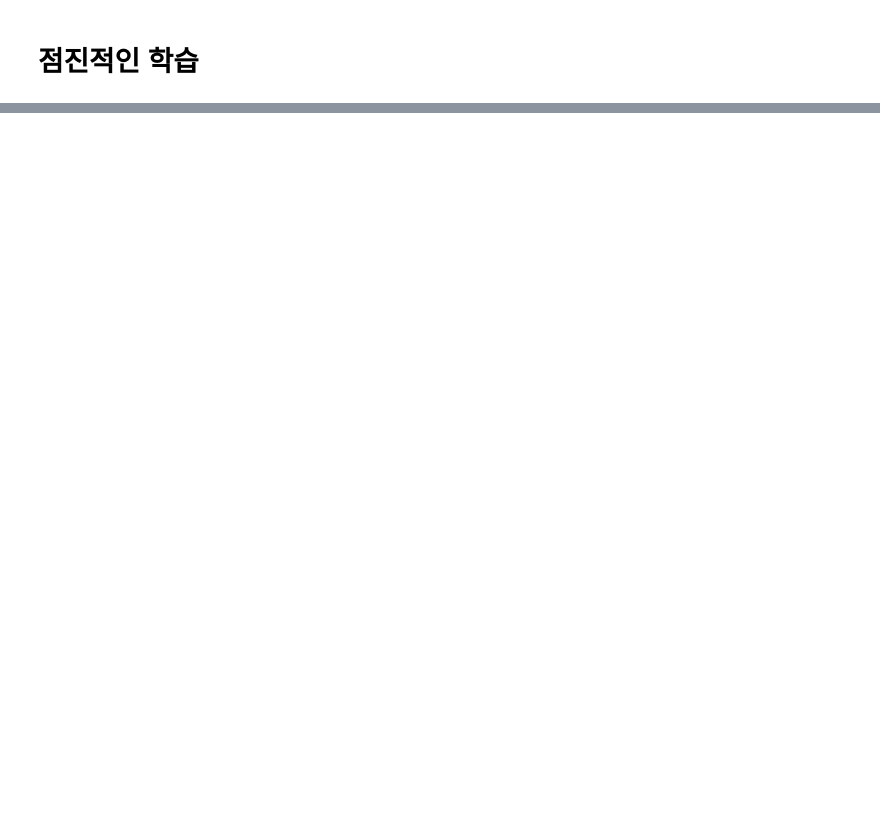
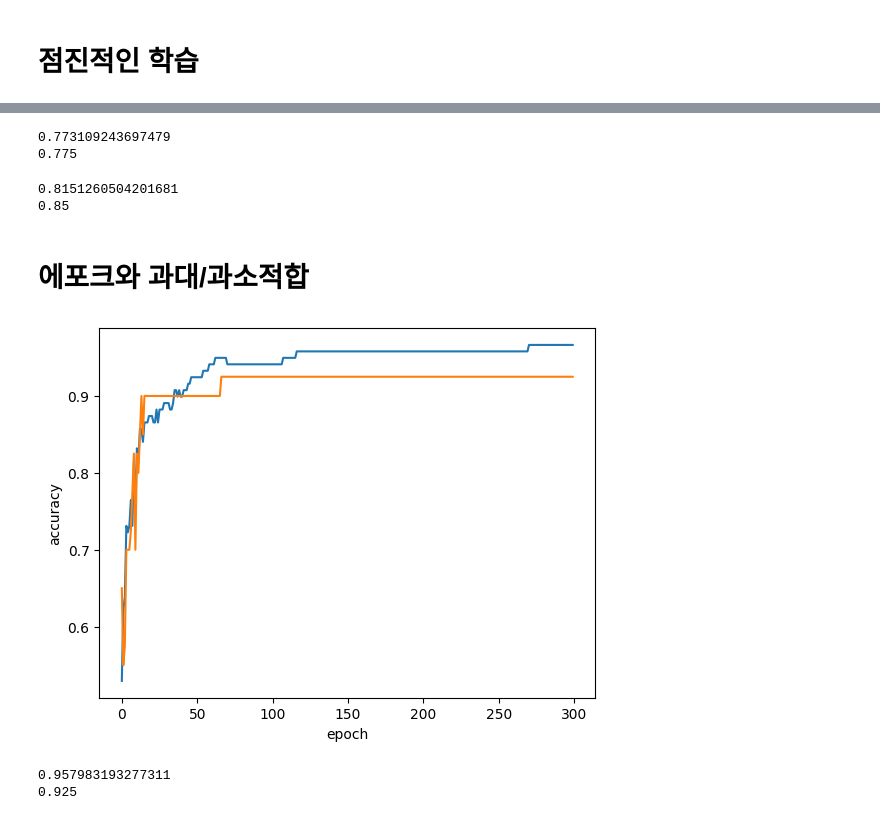
Before and after one commit to jxxngho/HG_MLDL, a Jupyter notebook: 04_2_Stochastic_gradient_descent.ipynb, the cells around one changed output, grey strips where cells are left out. Cells and saved outputs as stored; diff of their text form; code cells hidden in the pictures; blank space fills up the shorter version.

```diff
--- a/04_2_Stochastic_gradient_descent.ipynb
+++ b/04_2_Stochastic_gradient_descent.ipynb
@@ -29,0 +55,42 @@
+# %%
+# 훈련 세트에서 학습한 통계 값으로 테스트 세트를 변환해야 한다!!
+
+from sklearn.preprocessing import StandardScaler
+ss = StandardScaler()
+ss.fit(train_input)
+
+train_scaled = ss.transform(train_input)
+test_scaled = ss.transform(test_input)
+# %%
+# 사이킷런에서 확률적 경사 하강법 제공하는 대표적인 분류용 클래스 SGDClassifier
+from sklearn.linear_model import SGDClassifier
+# SGDClassifier 객체를 만들 때 2개의매개변수 지정
+# loss는 손실 함수의 종류를 지정
+# max_iter는 수행할 에포크 횟수 지정
+
+sc = SGDClassifier(loss='log',max_iter=10,random_state=42)
+sc.fit(train_scaled, train_target)
+
+print(sc.score(train_scaled, train_target))
+print(sc.score(test_scaled, test_target))
+
+# 아래 경고는 모델이 충분히 수렴하지 않았다는 뜻
+# max_iter 값을 늘려줘야 한다.
+# %% [output]
+0.773109243697479
+0.775
+# %%
+# SGDClassifier 객체는 점진적 학습이 가능하다.
+# 모델을 이어서 훈련할 때는 partial_fit() 메서드 이용
+
+sc.partial_fit(train_scaled, train_target)
+print(sc.score(train_scaled, train_target))
+print(sc.score(test_scaled, test_target))
+
+# 에포크 한 번 더 실행하니 향상된 것을 볼 수 있다..?
+# 근데 얼마나 더 훈련해야 할까? --> 기준이 필요하다!
+# %% [output]
+0.8151260504201681
+0.85
+# %% [markdown]
+# 에포크와 과대/과소적합
@@ -29,0 +101,35 @@
+# %%
+import numpy as np
+sc = SGDClassifier(loss='log',random_state=42)
+train_score= []
+test_score=[]
+classes = np.unique(train_target)
+# %%
+for _ in range(0,300):
+  sc.partial_fit(train_scaled, train_target, classes = classes)
+  train_score.append(sc.score(train_scaled, train_target))
+  test_score.append(sc.score(test_scaled, test_target))
+
+  # _변수는 사용하지 않고 그냥 버리는 값 용도로 사용
+# %%
+import matplotlib.pyplot as plt
+plt.plot(train_score)
+plt.plot(test_score)
+
+plt.xlabel('epoch')
+plt.ylabel('accuracy')
+plt.show()
+# %% [output]
+[figure, added]
+# %%
+sc = SGDClassifier(loss='log', max_iter=100,tol=None,random_state=42)
+sc.fit(train_scaled, train_target)
+print(sc.score(train_scaled, train_target))
+print(sc.score(test_scaled, test_target))
+
+# SGDClassifier는 일정 에포크 동안 성능이 향상되지 않으면 훈련을 자동으로 멈춤
+# tol 매개변수는 향상될 최솟값을 지정
+# 위 예제에서는 100번 다 돌리게 설정해둠
+# %% [output]
+0.957983193277311
+0.925
```
Also changed, not shown: parts of 7 cells of this notebook.
